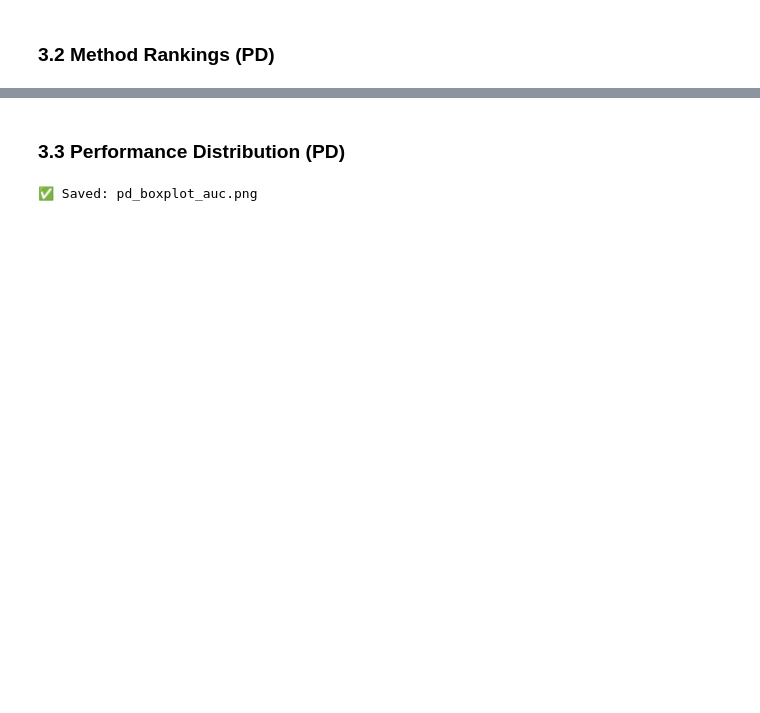
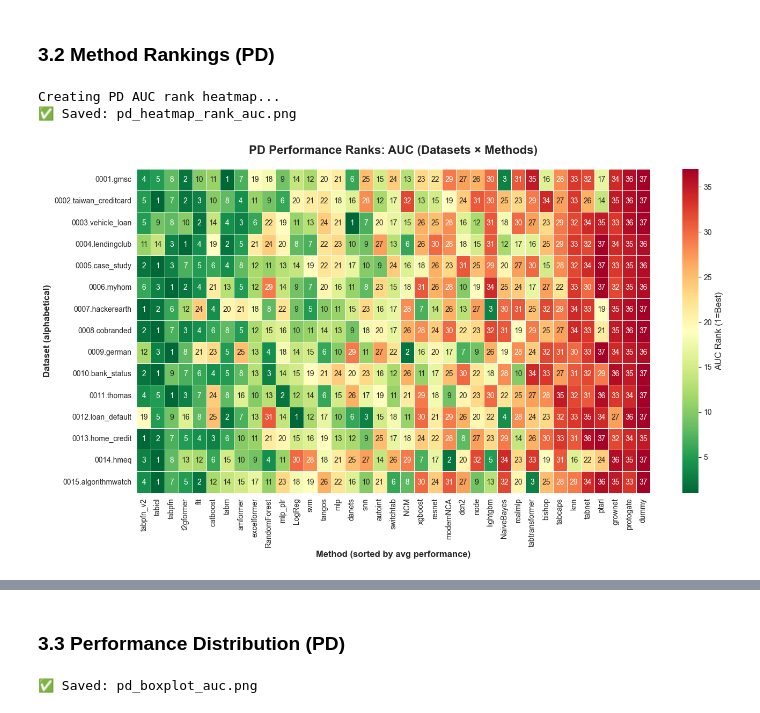
Before and after one commit to andreasgoethals/TabPFNCredit, a Jupyter notebook: scripts/Experiment0/Post_Analysis.ipynb, the cells around one changed output, grey strips where cells are left out. Drawn from its saved outputs; the diff is of its cells as text; code cells hidden in the pictures; blank space fills up the shorter version.

```diff
--- a/scripts/Experiment0/Post_Analysis.ipynb
+++ b/scripts/Experiment0/Post_Analysis.ipynb
@@ -190,5 +194,82 @@ Creating PD F1 heatmap...
 # %% [markdown]
 ### 3.2 Method Rankings (PD)
+# %%
+def create_performance_rank_heatmap(df, metric, task_name, cmap='RdYlGn_r', figsize=(14, 8)):
+    """
+    Create a heatmap showing method RANKS across datasets.
+
+    Rank 1 = best performing method on that dataset
+    Rank N = worst performing method on that dataset
+
+    Args:
+        df: Aggregated dataframe
+        metric: Metric to visualize (e.g., 'AUC', 'F1', 'R2')
+        task_name: 'PD' or 'LGD'
+        cmap: Colormap (reversed: RdYlGn_r means green=rank 1, red=high rank)
+        figsize: Figure size
+    """
+    mean_col = f'{metric}_mean'
+
+    if mean_col not in df.columns:
+        print(f"⚠️  Metric '{metric}' not found in data")
+        return None
+
+    # Create pivot table (datasets on rows, methods on columns)
+    pivot = df.pivot(index='dataset', columns='method', values=mean_col)
+
+    # Sort datasets alphabetically (Y-axis)
+    pivot = pivot.sort_index()
+
+    # Calculate ranks per dataset (row-wise)
+    # rank(ascending=False) means higher values get lower ranks (1 = best)
+    # method='min' means ties get the same rank
+    pivot_ranks = pivot.rank(axis=1, ascending=False, method='min')
+
+    # Sort methods by average performance across datasets (X-axis)
+    method_means = pivot.mean(axis=0).sort_values(ascending=False)
+    pivot_ranks = pivot_ranks[method_means.index]
+
+    # Create figure
+    fig, ax = plt.subplots(figsize=figsize)
+
+    # Create heatmap
+    sns.heatmap(
+        pivot_ranks,
+        annot=True,
+        fmt='.0f',  # Integer format for ranks
+        cmap=cmap,  # Reversed colormap (green=rank 1, red=high ranks)
+        vmin=1,
+        vmax=pivot_ranks.max().max(),
+        cbar_kws={'label': f'{metric} Rank (1=Best)'},
+        linewidths=0.5,
+        ax=ax
+    )
+
+    ax.set_title(f'{task_name} Performance Ranks: {metric} (Datasets × Methods)',
+                 fontsize=16, fontweight='bold', pad=20)
+    ax.set_xlabel('Method (sorted by avg performance)', fontsize=12, fontweight='bold')
+    ax.set_ylabel('Dataset (alphabetical)', fontsize=12, fontweight='bold')
+
+    plt.tight_layout()
+
+    # Save figure
+    filename = FIGURES_DIR / f"{task_name.lower()}_heatmap_rank_{metric.lower()}.png"
+    plt.savefig(filename, dpi=300, bbox_inches='tight')
+    print(f"✅ Saved: {filename.name}")
+
+    return fig, pivot_ranks
+
+
+# PD: AUC Rank Heatmap
+print("Creating PD AUC rank heatmap...")
+fig_pd_auc_rank, pivot_pd_auc_rank = create_performance_rank_heatmap(
+    pd_agg, 'AUC', 'PD', cmap='RdYlGn_r'
+)
+plt.show()
+# %% [output]
+Creating PD AUC rank heatmap...
+✅ Saved: pd_heatmap_rank_auc.png
+[figure, added]
 # %%
 def create_method_ranking(df, metrics, task_name):
     """
```
Also changed, not shown: parts of 25 cells of this notebook, 9 other files.
